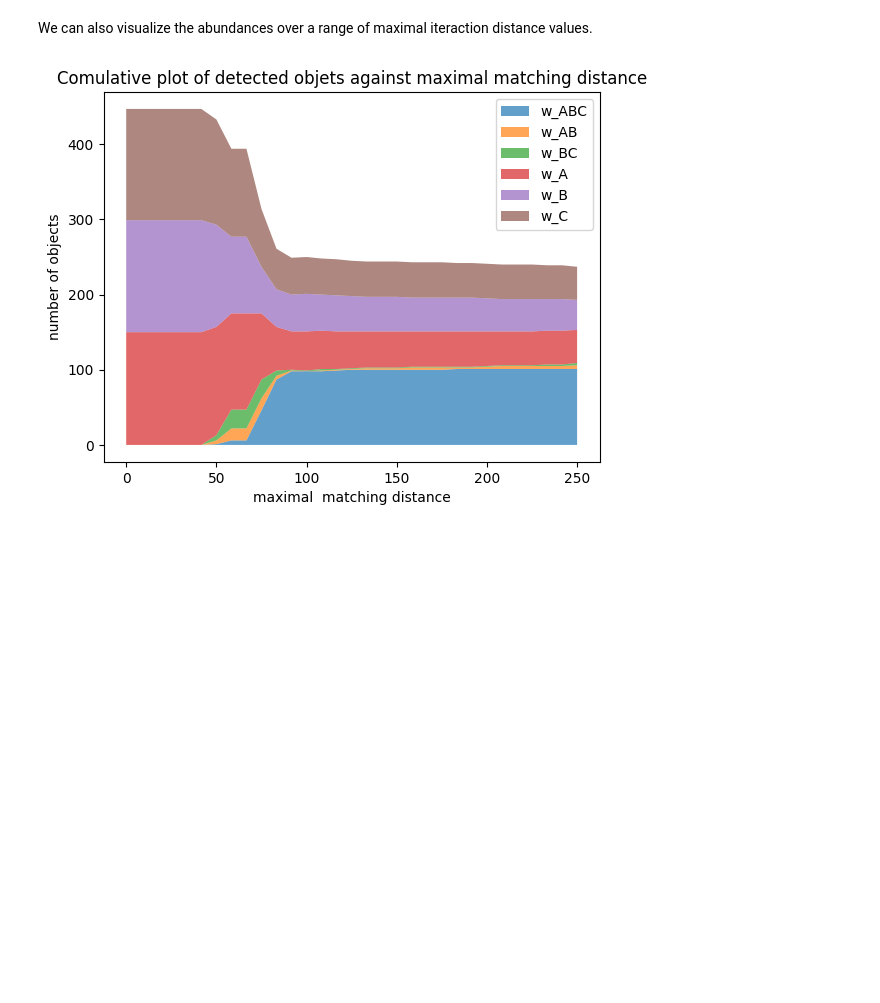
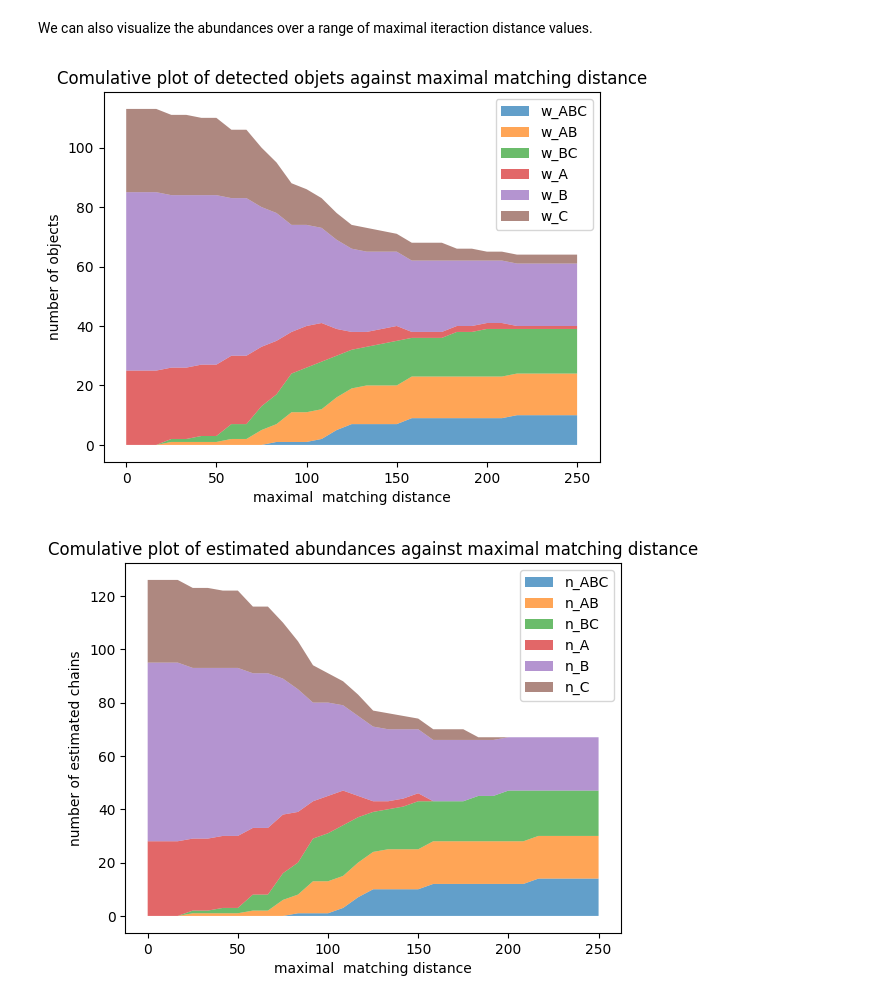
Before and after one commit to gnies/multi_match, a Jupyter notebook: examples/notebook_example.ipynb, the cells around one changed output. Drawn from its saved outputs; the diff is of its cells as text; code cells hidden in the pictures; blank space fills up the shorter version.

Commit message:
Added a artificially created 3-channel image to showcase the functionalities of the package

```diff
--- a/examples/notebook_example.ipynb
+++ b/examples/notebook_example.ipynb
@@ -19,10 +19,9 @@ import multi_match
 # %%
 # First we read some example images and set the pixel to nanometer ratio
 
-data_folder = "/home/tnies/multi_match/examples/example_data/"
-image_A = io.imread(data_folder + '1_A.tif')
-image_B = io.imread(data_folder + '1_B.tif')
-image_C = io.imread(data_folder + '1_C.tif')
+image_A = io.imread('example_data/channel_A.tif')
+image_B = io.imread('example_data/channel_B.tif')
+image_C = io.imread('example_data/channel_C.tif')
 
 pixel_per_nanometer = 0.04
 nanometer_per_pixel = 1/pixel_per_nanometer
@@ -167,9 +167,11 @@ We can also visualize the abundances over a range of maximal iteraction distance
 # %%
 # set a range of maximal matching distance values
 maxdist_range = np.linspace(0, 250, num=31)
 (xn, yn, zn) = [p * nanometer_per_pixel for p in [x, y, z]]
 mmr = multi_match.Multi_Matching_Over_Range((xn, yn, zn), maxdist_range)
 mmr.plot_number_of_objects()
+mmr.plot_estimated_number_of_objects((0.9, 0.9, 0.9))
 # %% [output]
-[figure, old version]
+[figure, new version]
+[figure, added]
 # %%
```
Also changed, not shown: parts of 7 cells of this notebook, 9 other files.
